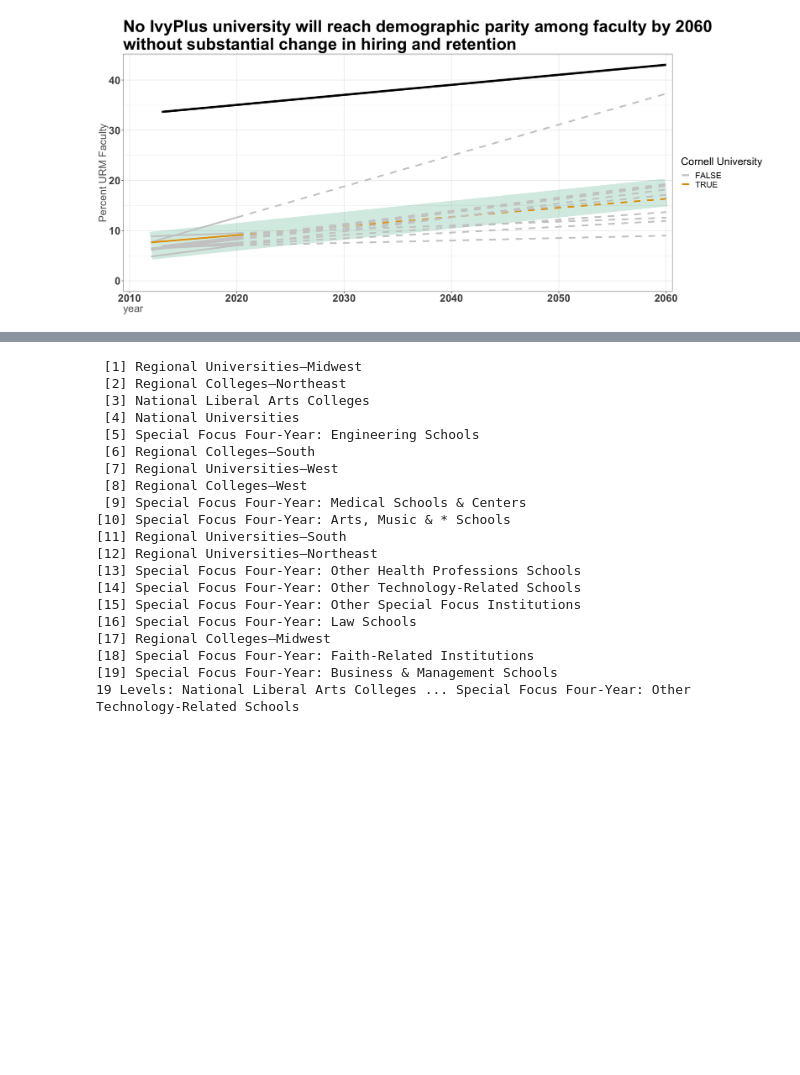
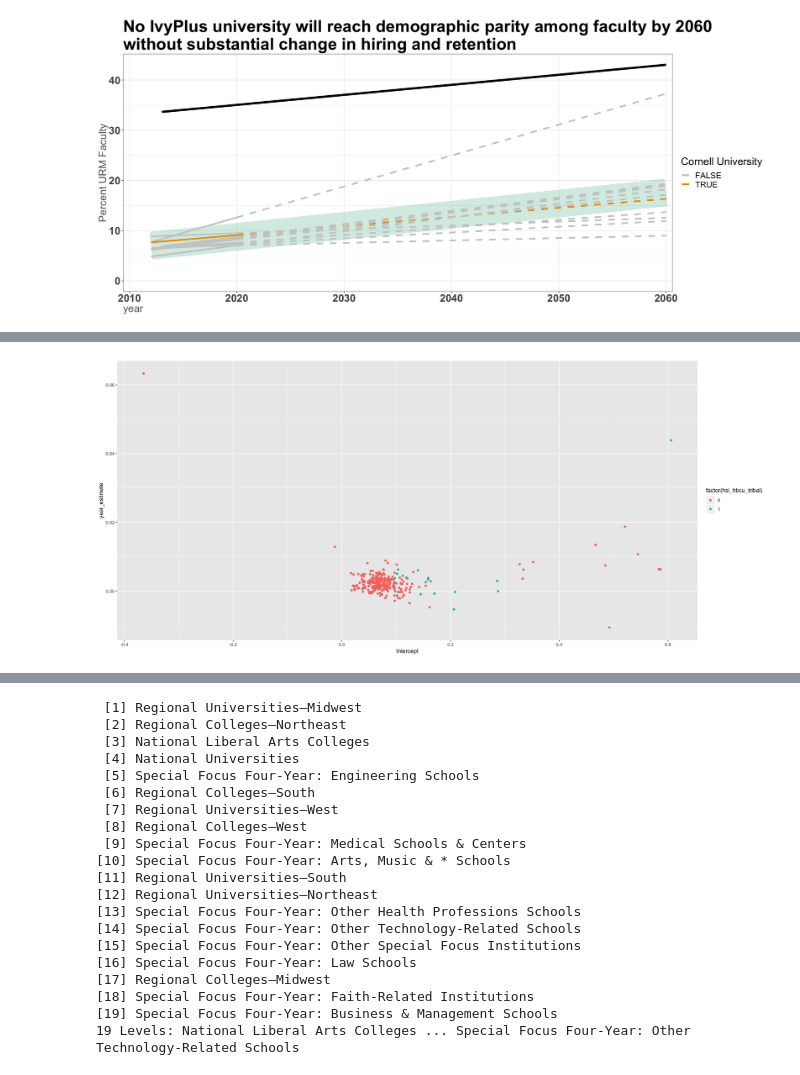
Before and after one commit to natematias/US-Faculty-Diversity-Projections, a Jupyter notebook: data/Paper Analysis and Data.R.ipynb, the cells around one changed output, grey strips where cells are left out. Cells and saved outputs as stored; diff of their text form; code cells hidden in the pictures; blank space fills up the shorter version.

```diff
--- a/data/Paper Analysis and Data.R.ipynb
+++ b/data/Paper Analysis and Data.R.ipynb
@@ -285,6 +285,7 @@ institution.projections <- function(institution.df, max.observed.year){
 institution.group.chart <- function(subset.institution.models.df,
                                     subgroup.models.df,
                                     subgroup_name,
+                                    subgroup_val,
                                     focus.institution,
                                     dv.var = "tenured_un_tenured_black_latino_american_indian_alaska_native_hawaiian_pacific_multiracial_pct",
                                     gdv.var = "tenured_un_tenured_black_latino_american_indian_alaska_native_hawaiian_pacific_multiracial_total_pct"){
@@ -296,7 +297,7 @@ institution.group.chart <- function(subset.institution.models.df,
 
     #subset.institution.models.df <- subset(institution.models.df, ivy_plus=="True" & dv==dv.var)
 
-    subset.dv.df <- subset(subgroup.models.df, (dv==gdv.var & subgroup_value=="True"))
+    subset.dv.df <- subset(subgroup.models.df, (dv==gdv.var & subgroup_value==subgroup_val))
     subset.dv.df$subgroup_value = as.character(subset.dv.df$subgroup_value)
 
     max.observed.year <- max(subset.dv.df$max_year)
@@ -386,3 +387,10 @@ institution.group.chart(subset(institution.models.df, ivy_plus=="True" & dv==dv.
 [1] 0.0003834313
 [1] 0.0001612711
 [figure]
+# %%
+dv.var = "tenured_un_tenured_black_latino_american_indian_alaska_native_hawaiian_pacific_multiracial_total_pct"
+institution.group.chart(subset(institution.models.df, usnews_category=="National Universities" & dv==dv.var),
+                        ivyplus.models.df,
+                        "National Universities",
+                        "National Universities",
+                        "Cornell University")
@@ -388,0 +402,6 @@ institution.group.chart(subset(institution.models.df, ivy_plus=="True" & dv==dv.
+# %%
+dv.var = "tenured_un_tenured_black_latino_american_indian_alaska_native_hawaiian_pacific_multiracial_pct"
+
+head(subset(institution.models.df, usnews_category=="National Universities" & dv==dv.var & year_estimate ==
+       median(subset(institution.models.df, usnews_category=="National Universities" & dv==dv.var)$year_estimate)))
+#head(institution.models.df)
@@ -388,0 +411,5 @@ institution.group.chart(subset(institution.models.df, ivy_plus=="True" & dv==dv.
+# %%
+ggplot(subset(institution.models.df, usnews_category=="National Universities" & dv==dv.var), aes(Intercept, year_estimate, color=factor(hsi_hbcu_tribal))) +
+    geom_point()
+# %% [output]
+[figure, added]
```
Also changed, not shown: parts of 5 cells of this notebook.
